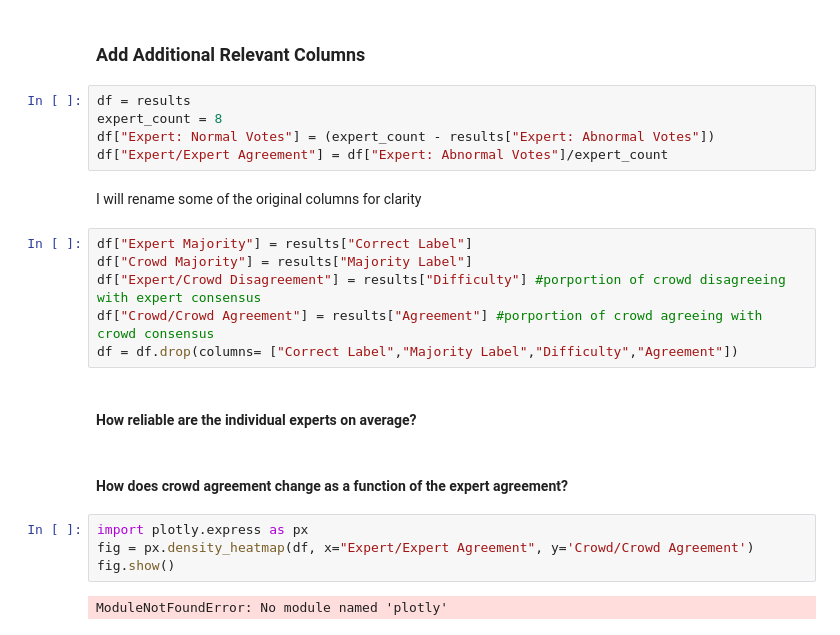
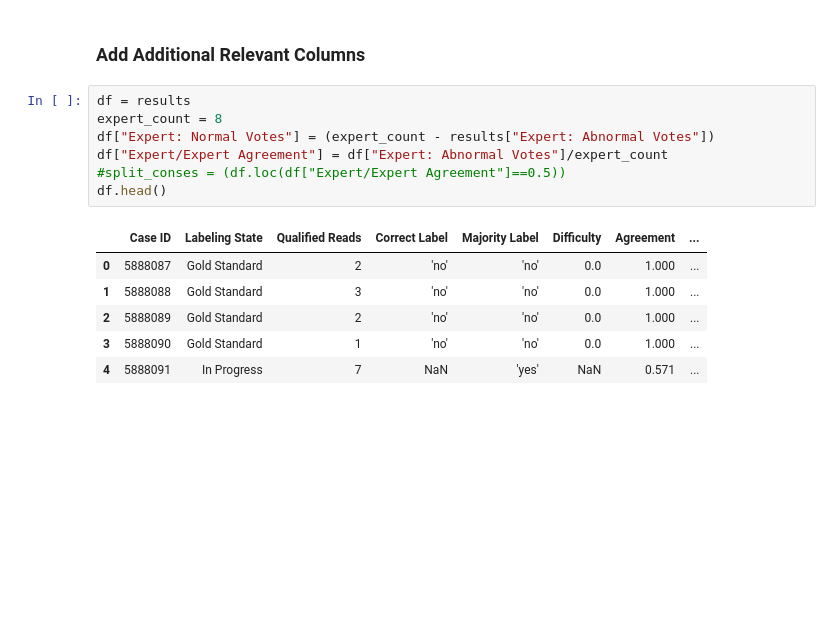
Before and after one commit to jess-valiarovski/OA-medical-images, a Jupyter notebook: exploratory_analysis.ipynb, the cells around one changed output. Saved outputs shown, nothing was run; the diff lists cells and outputs as text; blank space fills up the shorter version.

```diff
--- a/exploratory_analysis.ipynb
+++ b/exploratory_analysis.ipynb
@@ -136,23 +136,14 @@ Nth Choice Weight:
 # %%
 df = results
 expert_count = 8
 df["Expert: Normal Votes"] = (expert_count - results["Expert: Abnormal Votes"])
 df["Expert/Expert Agreement"] = df["Expert: Abnormal Votes"]/expert_count
+#split_conses = (df.loc(df["Expert/Expert Agreement"]==0.5))
+df.head()
+# %% [output]
+|  | Case ID | Labeling State | Qualified Reads | Correct Label | Majority Label | Difficulty | Agreement | ... |
+| 0 | 5888087 | Gold Standard | 2 | 'no' | 'no' | 0.0 | 1.000 | ... |
+| 1 | 5888088 | Gold Standard | 3 | 'no' | 'no' | 0.0 | 1.000 | ... |
+| 2 | 5888089 | Gold Standard | 2 | 'no' | 'no' | 0.0 | 1.000 | ... |
+| 3 | 5888090 | Gold Standard | 1 | 'no' | 'no' | 0.0 | 1.000 | ... |
+| 4 | 5888091 | In Progress | 7 | NaN | 'yes' | NaN | 0.571 | ... |
-# %% [markdown]
-I will rename some of the original columns for clarity
-# %%
-df["Expert Majority"] = results["Correct Label"]
-df["Crowd Majority"] = results["Majority Label"]
-df["Expert/Crowd Disagreement"] = results["Difficulty"] #porportion of crowd disagreeing with expert consensus
-df["Crowd/Crowd Agreement"] = results["Agreement"] #porportion of crowd agreeing with crowd consensus
-df = df.drop(columns= ["Correct Label","Majority Label","Difficulty","Agreement"])
-# %% [markdown]
-#### How reliable are the individual experts on average?
-# %% [markdown]
-#### How does crowd agreement change as a function of the expert agreement?
-# %%
-import plotly.express as px
-fig = px.density_heatmap(df, x="Expert/Expert Agreement", y='Crowd/Crowd Agreement')
-fig.show()
-# %% [output]
-ModuleNotFoundError: No module named 'plotly'
```
Also changed, not shown: parts of 16 cells of this notebook.
